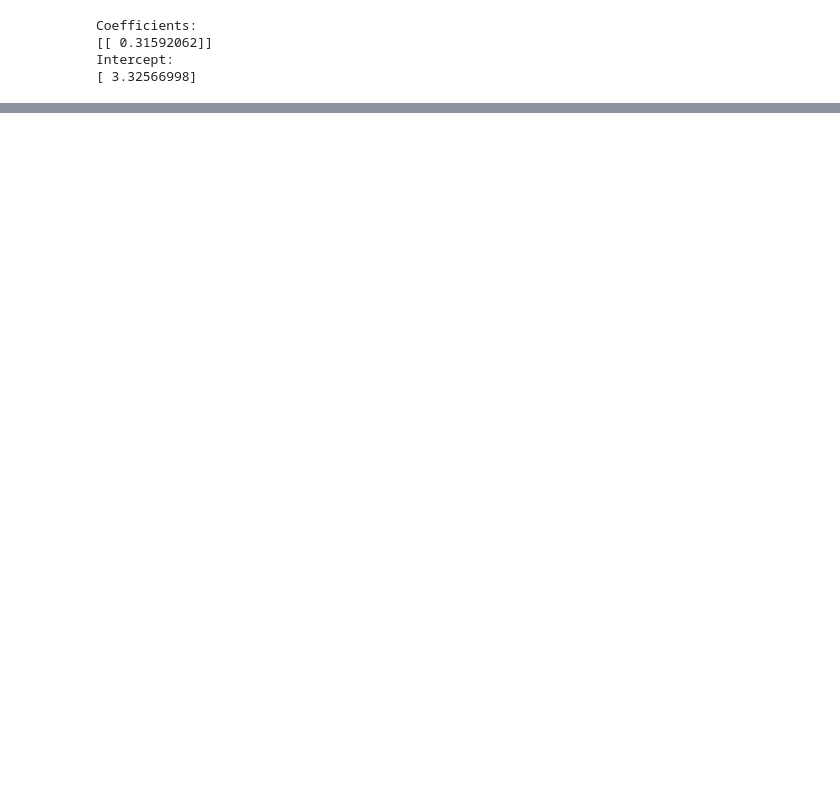
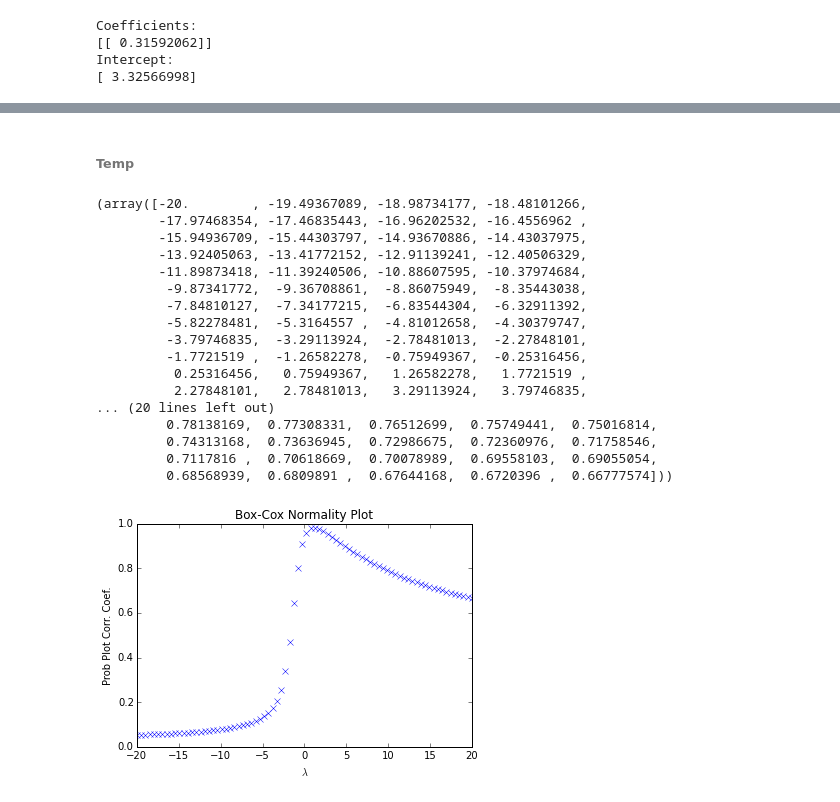
Before and after one commit to th-lucas/AOPM, a Jupyter notebook: src/Analysis_of_popular_music.ipynb, the cells around one changed output, grey strips where cells are left out. Drawn from its saved outputs; the diff is of its cells as text; code cells hidden in the pictures; blank space fills up the shorter version.

```diff
--- a/src/Analysis_of_popular_music.ipynb
+++ b/src/Analysis_of_popular_music.ipynb
@@ -138,0 +253,24 @@ Intercept:
+# %% [markdown]
+###### Temp
+# %%
+prob = stats.boxcox_normplot(subset_valence.dropna(), -20, 20, plot=plt)
+prob
+# %% [output]
+(array([-20.        , -19.49367089, -18.98734177, -18.48101266,
+        -17.97468354, -17.46835443, -16.96202532, -16.4556962 ,
+        -15.94936709, -15.44303797, -14.93670886, -14.43037975,
+        -13.92405063, -13.41772152, -12.91139241, -12.40506329,
+        -11.89873418, -11.39240506, -10.88607595, -10.37974684,
+         -9.87341772,  -9.36708861,  -8.86075949,  -8.35443038,
+         -7.84810127,  -7.34177215,  -6.83544304,  -6.32911392,
+         -5.82278481,  -5.3164557 ,  -4.81012658,  -4.30379747,
+         -3.79746835,  -3.29113924,  -2.78481013,  -2.27848101,
+         -1.7721519 ,  -1.26582278,  -0.75949367,  -0.25316456,
+          0.25316456,   0.75949367,   1.26582278,   1.7721519 ,
+          2.27848101,   2.78481013,   3.29113924,   3.79746835,
+... (20 lines left out)
+         0.78138169,  0.77308331,  0.76512699,  0.75749441,  0.75016814,
+         0.74313168,  0.73636945,  0.72986675,  0.72360976,  0.71758546,
+         0.7117816 ,  0.70618669,  0.70078989,  0.69558103,  0.69055054,
+         0.68568939,  0.6809891 ,  0.67644168,  0.6720396 ,  0.66777574]))
+[figure, added]
```
Also changed, not shown: parts of 23 cells of this notebook, 1 other file.
